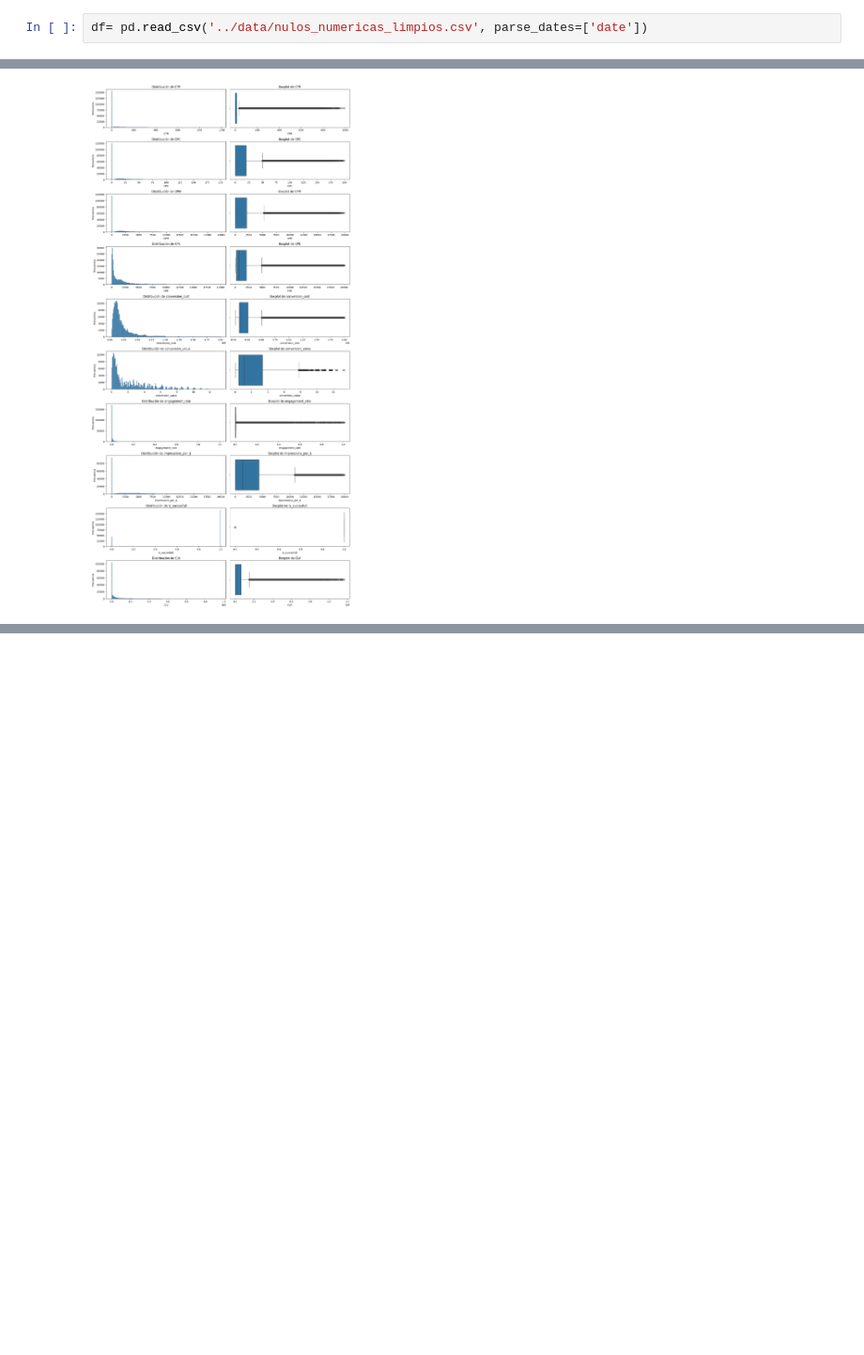
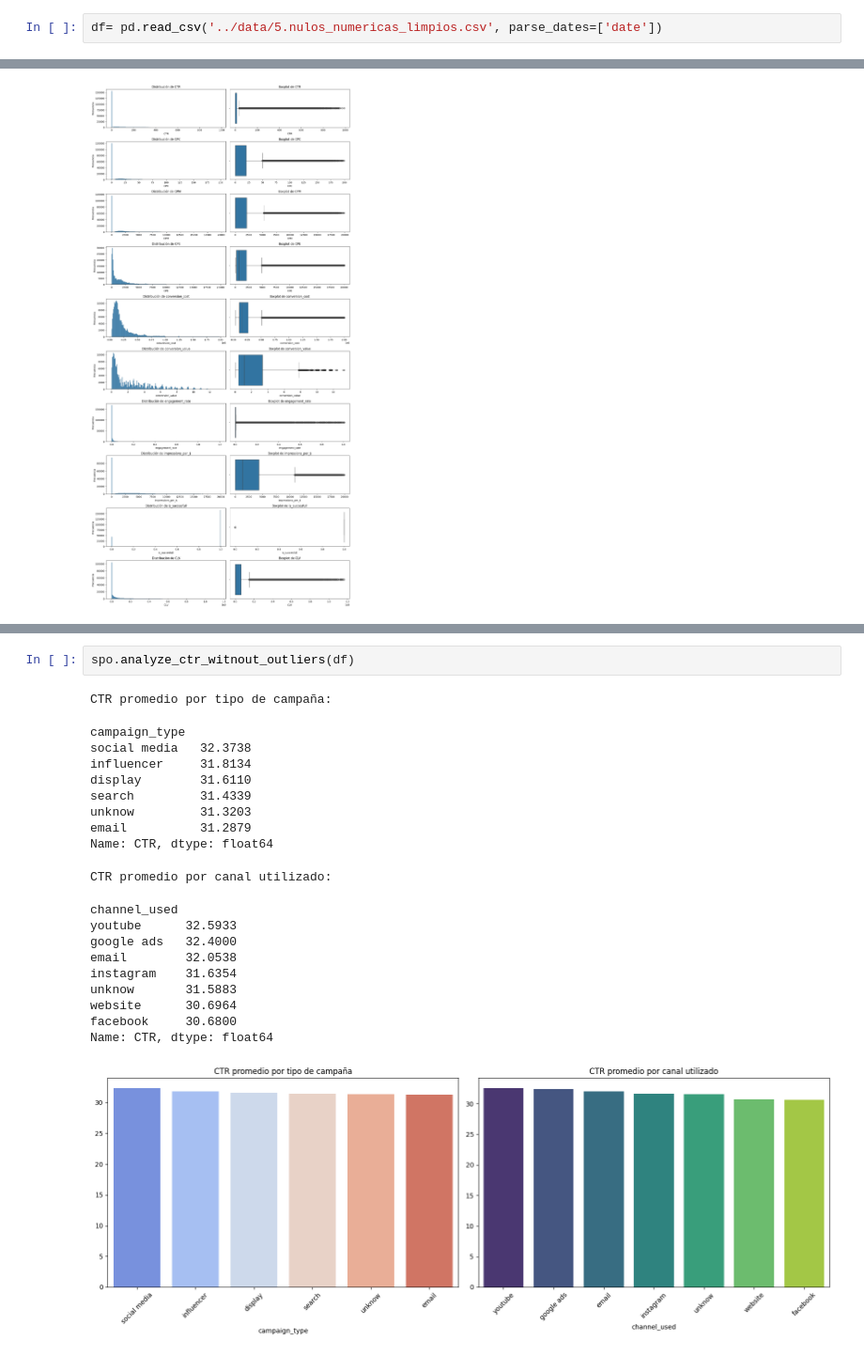
Before and after one commit to Mariadelmardp/ProyectoEDAmarketing, a Jupyter notebook: jupyter/6.marketing.ipynb, the cells around one changed output, grey strips where cells are left out. Shown: that part at 94% size. Saved outputs shown, nothing was run; the diff lists cells and outputs as text; blank space fills up the shorter version.

```diff
--- a/jupyter/6.marketing.ipynb
+++ b/jupyter/6.marketing.ipynb
@@ -94,5 +95,5 @@ from src import sp_nulos as spn
 # %%
-df= pd.read_csv('../data/nulos_numericas_limpios.csv', parse_dates=['date'])
+df= pd.read_csv('../data/5.nulos_numericas_limpios.csv', parse_dates=['date'])
 # %%
 df.head()
 # %% [output]
@@ -150,0 +187,23 @@ df.to_csv('../data/datos_metricas.csv', index=False)
+# %%
+spo.analyze_ctr_witnout_outliers(df)
+# %% [output]
+CTR promedio por tipo de campaña:
+campaign_type
+social media   32.3738
+influencer     31.8134
+display        31.6110
+search         31.4339
+unknow         31.3203
+email          31.2879
+Name: CTR, dtype: float64
+CTR promedio por canal utilizado:
+channel_used
+youtube      32.5933
+google ads   32.4000
+email        32.0538
+instagram    31.6354
+unknow       31.5883
+website      30.6964
+facebook     30.6800
+Name: CTR, dtype: float64
+[figure, added]
```
Also changed, not shown: parts of 6 cells of this notebook, 1 other file.
